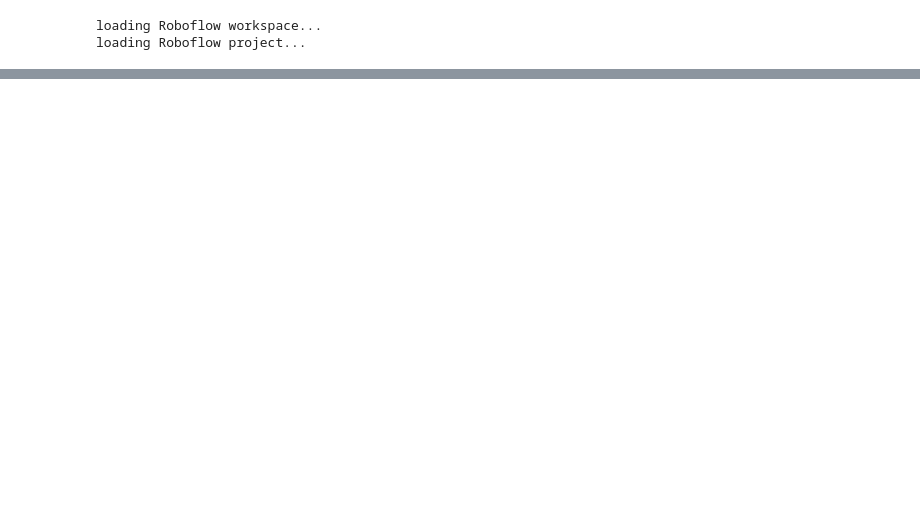
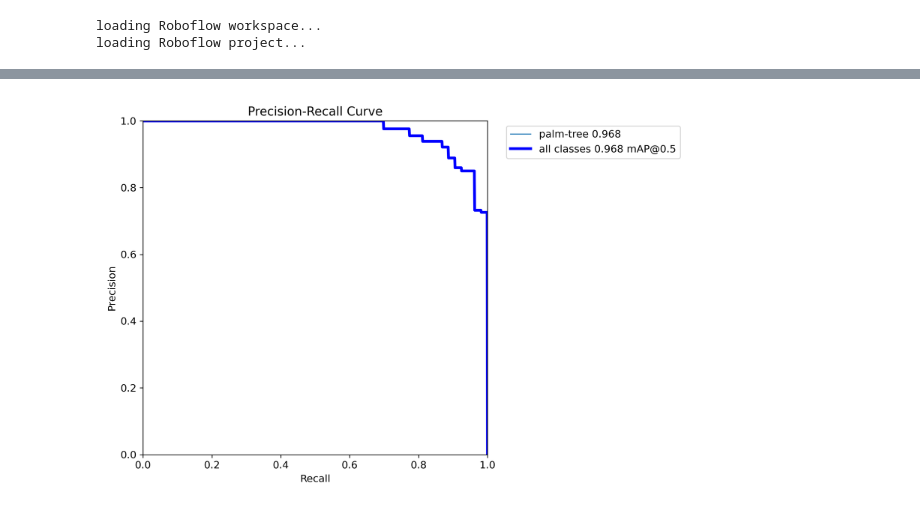
Before and after one commit to halfinamoon/Aerial-Palm-Tree-Object-Detection, a Jupyter notebook: notebooks/experiments/count.ipynb, the cells around one changed output, grey strips where cells are left out. Saved outputs shown, nothing was run; the diff lists cells and outputs as text; code cells hidden in the pictures; blank space fills up the shorter version.

```diff
--- a/notebooks/experiments/count.ipynb
+++ b/notebooks/experiments/count.ipynb
@@ -61,0 +239,5 @@ Starting training for 100 epochs...
+# %%
+# Precision-Recall Curve Metrics Result
+IPyImage(filename='/workspace/Aerial-Palm-Tree-Object-Detection/notebooks/experiments/runs/detect/train/PR_curve.png', width=600)
+# %% [output]
+[figure, added]
```
Also changed, not shown: parts of 26 cells of this notebook, 7 other files.
